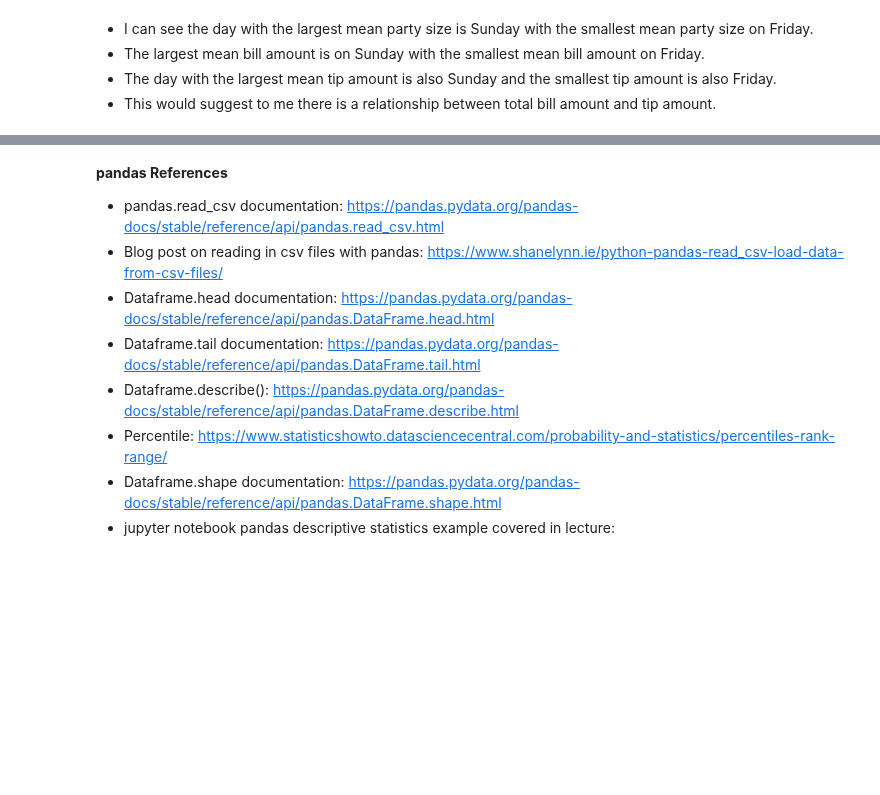
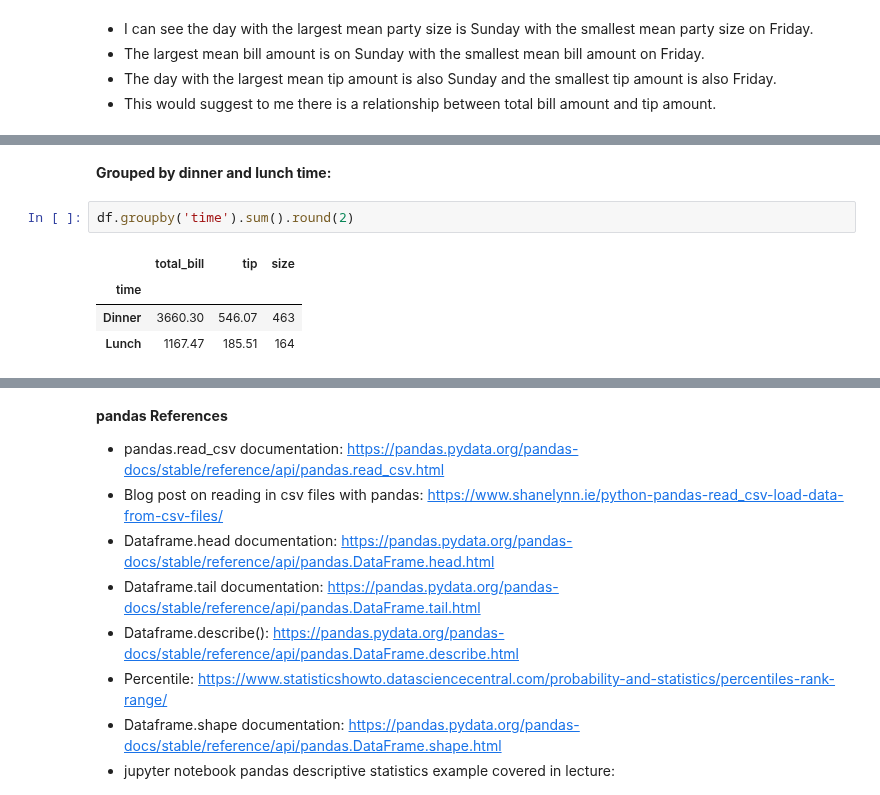
Before and after one commit to johndunne2019/Fundamentals-of-Data-Analysis-Project-2019, a Jupyter notebook: Tips-Dataset.ipynb, the cells around one changed output, grey strips where cells are left out. Drawn from its saved outputs; the diff is of its cells as text; blank space fills up the shorter version.

```diff
--- a/Tips-Dataset.ipynb
+++ b/Tips-Dataset.ipynb
@@ -457,0 +497,9 @@ df.groupby('day').mean().round(2)
+# %% [markdown]
+**Grouped by dinner and lunch time:**
+# %%
+df.groupby('time').sum().round(2)
+# %% [output]
+|  | total_bill | tip | size |
+| time |  |  |  |
+| Dinner | 3660.30 | 546.07 | 463 |
+| Lunch | 1167.47 | 185.51 | 164 |
```
Also changed, not shown: parts of 12 cells of this notebook.
